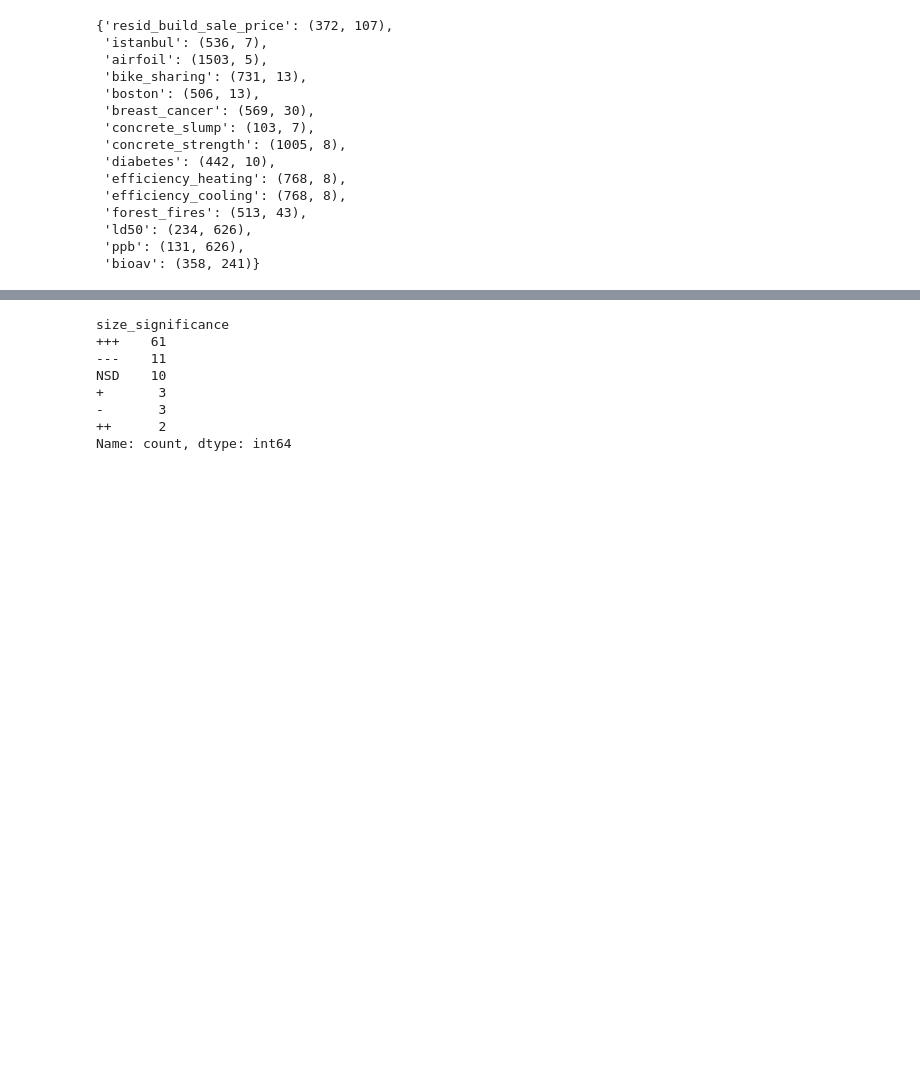
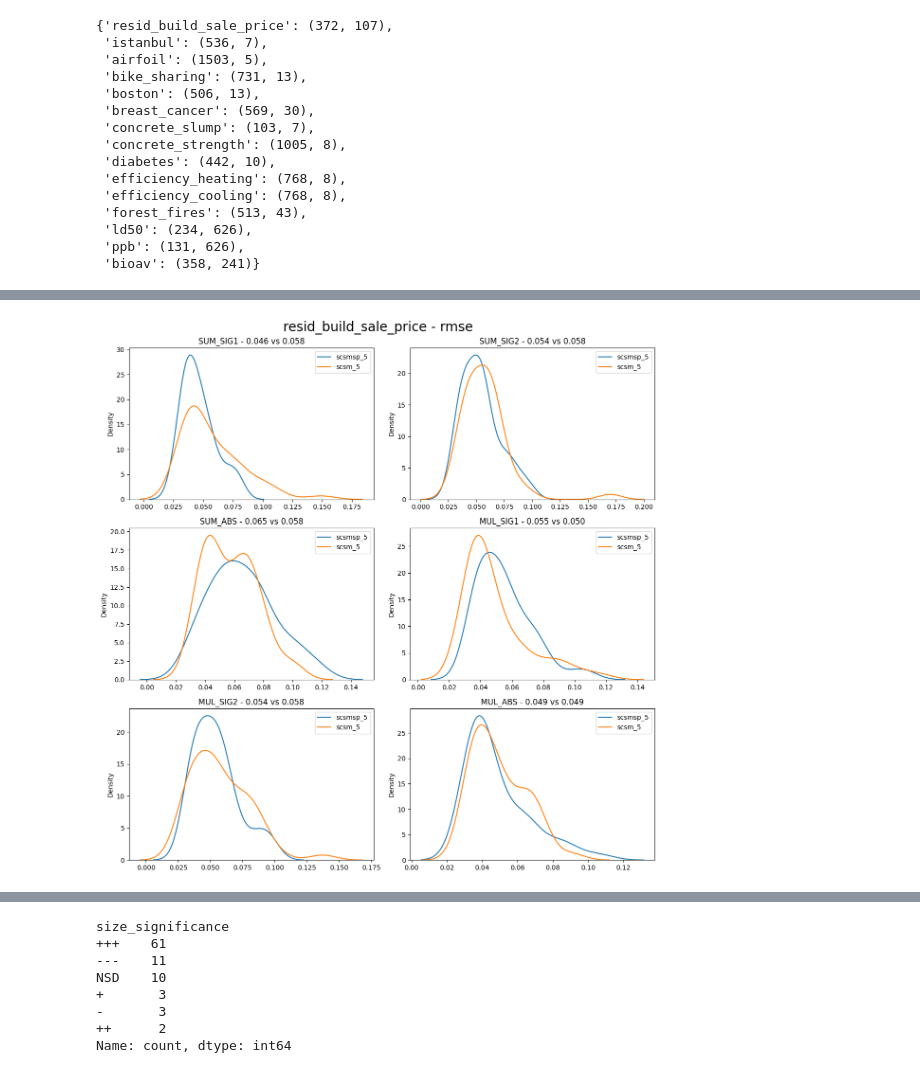
Before and after one commit to amarmate/SLIM-TEST-LITE, a Jupyter notebook: results.ipynb, the cells around one changed output, grey strips where cells are left out. Saved outputs shown, nothing was run; the diff lists cells and outputs as text; code cells hidden in the pictures; blank space fills up the shorter version.

```diff
--- a/results.ipynb
+++ b/results.ipynb
@@ -90,8 +91,8 @@ for dataset in datasets:
                     continue
 
             # Dump the results
-            pickle.dump(dict_params, open(f'params/{dataset_id}/{settings}_4.pkl', 'wb'))
-            pickle.dump(dict_results, open(f'results/slim/{dataset_id}/{settings}_4.pkl', 'wb'))
+            pickle.dump(dict_params, open(f'params/{dataset_id}/{settings}_6.pkl', 'wb'))
+            pickle.dump(dict_results, open(f'results/slim/{dataset_id}/{settings}_6.pkl', 'wb'))
 
     except Exception as e:
         print(f"Error in processing dataset: {e}")
@@ -332,6 +333,3 @@ def _means_df_best(df_rmse,
         return None
 
     return best_df.sort_values('ratio_rmse')
-# %%
-with open('params/DA00/scsmsp_4.pkl', 'rb') as f:
-    params = pickle.load(f)
@@ -337,0 +348,30 @@ with open('params/DA00/scsmsp_4.pkl', 'rb') as f:
+# %%
+prefixes = ['scsmsp_5', 'scsm_5']
+dataset = 'resid_build_sale_price'
+comparable = 'rmse'
+
+dataset_id = dataset_dict[dataset]
+
+with open(f'results/slim/{dataset_id}/{prefixes[0]}.pkl', 'rb') as f:
+    results1 = pickle.load(f)
+
+with open(f'results/slim/{dataset_id}/{prefixes[1]}.pkl', 'rb') as f:
+    results2 = pickle.load(f)
+
+algorithms = ['SUM_SIG1', 'SUM_SIG2', 'SUM_ABS', 'MUL_SIG1', 'MUL_SIG2', 'MUL_ABS']
+
+# For each algorithm, plot the RMSE distribution for the two variants
+fig, axs = plt.subplots(3, 2, figsize=(12, 12))
+axs = axs.flatten()
+
+for i, algo in enumerate(algorithms):
+    sns.kdeplot(results1[comparable][algo], ax=axs[i], label=prefixes[0])
+    sns.kdeplot(results2[comparable][algo], ax=axs[i], label=prefixes[1])
+    axs[i].set_title(f'{algo} - {np.mean(results1[comparable][algo]):.3f} vs {np.mean(results2[comparable][algo]):.3f}')
+    axs[i].legend()
+
+fig.suptitle(f'{dataset} - {comparable}', fontsize=20)
+plt.tight_layout()
+plt.show()
+# %% [output]
+[figure, added]
```
Also changed, not shown: parts of 6 cells of this notebook, 2 other files.
